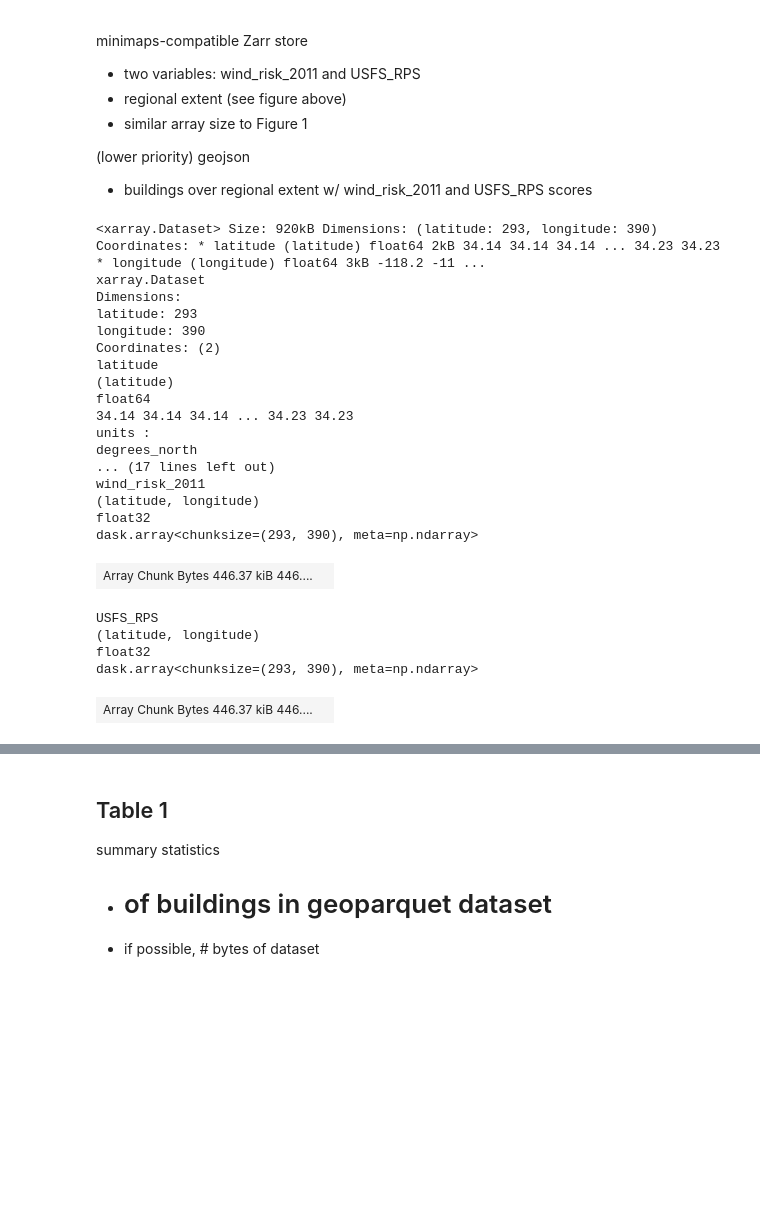
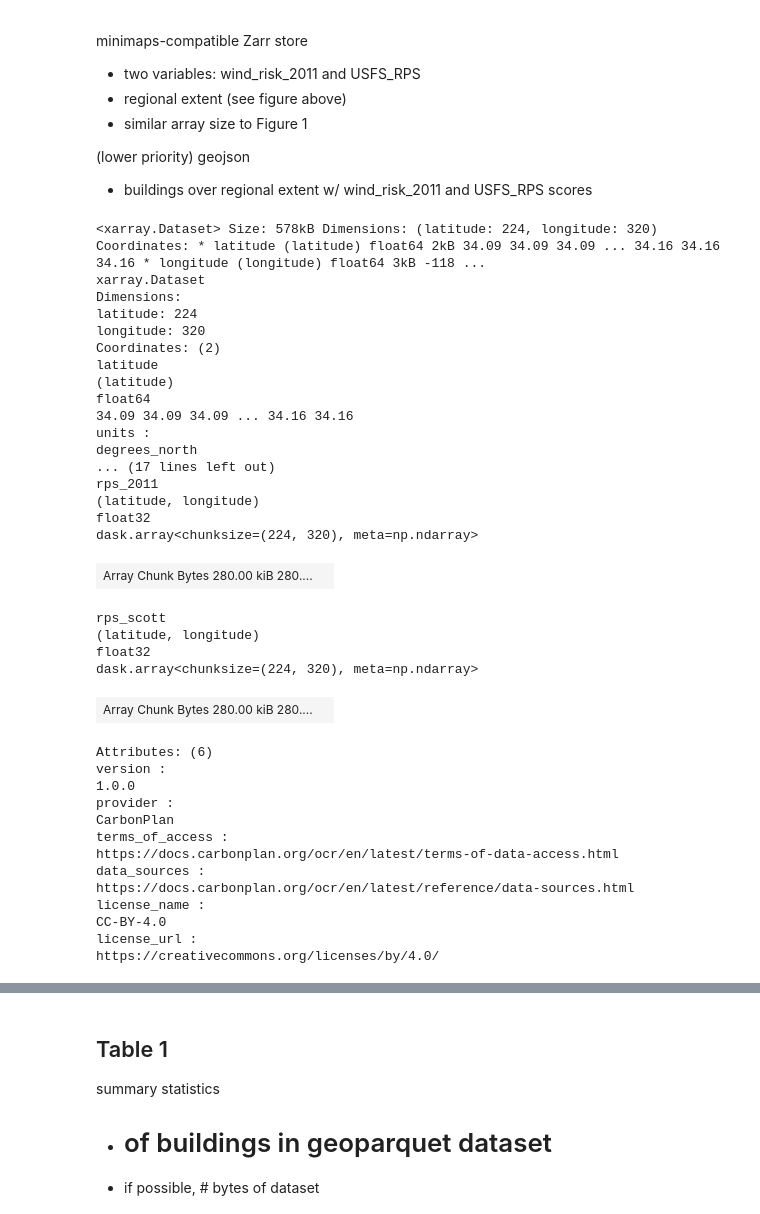
Before and after one commit to carbonplan/ocr, a Jupyter notebook: notebooks/data-for-explainer-figures.ipynb, the cells around one changed output, grey strips where cells are left out. Cells and saved outputs as stored; diff of their text form; code cells hidden in the pictures; blank space fills up the shorter version.

```diff
--- a/notebooks/data-for-explainer-figures.ipynb
+++ b/notebooks/data-for-explainer-figures.ipynb
@@ -121,8 +121,10 @@ def set_zarr_encoding(
         ds[varname] = da
 
     return ds
+# %%
+version = '1.0.0'
 # %%
-config = OCRConfig(environment='production', storage_root='s3://carbonplan-ocr', version='0.9.0')
+config = OCRConfig(environment='production', storage_root='s3://carbonplan-ocr', version=version)
 # %%
 storage = icechunk.s3_storage(bucket='carbonplan-ocr', prefix=config.icechunk.prefix)
 repo = icechunk.Repository.open(storage)
@@ -216,35 +238,49 @@ minimaps-compatible Zarr store
 (lower priority) geojson
 - buildings over regional extent w/ wind_risk_2011 and USFS_RPS scores
 # %%
+# Griffith bbox -118.342626 34.092357 -118.244174 34.161380
 store3 = (
-    ds[['wind_risk_2011', 'USFS_RPS']]
-    .sel(latitude=slice(34.14, 34.23), longitude=slice(-118.18, -118.06))
+    ds[['rps_2011', 'rps_scott']]
+    .sel(latitude=slice(34.092357, 34.161380), longitude=slice(-118.342626, -118.244174))
     .chunk({'latitude': -1, 'longitude': -1})
     .pipe(set_zarr_encoding)
 )
 store3
 # %% [output]
-<xarray.Dataset> Size: 920kB Dimensions: (latitude: 293, longitude: 390) Coordinates: * latitude (latitude) float64 2kB 34.14 34.14 34.14 ... 34.23 34.23 * longitude (longitude) float64 3kB -118.2 -11 ...
+<xarray.Dataset> Size: 578kB Dimensions: (latitude: 224, longitude: 320) Coordinates: * latitude (latitude) float64 2kB 34.09 34.09 34.09 ... 34.16 34.16 34.16 * longitude (longitude) float64 3kB -118 ...
 xarray.Dataset
 Dimensions:
-latitude: 293
-longitude: 390
+latitude: 224
+longitude: 320
 Coordinates: (2)
 latitude
 (latitude)
 float64
-34.14 34.14 34.14 ... 34.23 34.23
+34.09 34.09 34.09 ... 34.16 34.16
 units :
 degrees_north
 ... (17 lines left out)
-wind_risk_2011
+rps_2011
 (latitude, longitude)
 float32
-dask.array<chunksize=(293, 390), meta=np.ndarray>
+dask.array<chunksize=(224, 320), meta=np.ndarray>
-| Array Chunk Bytes 446.37 kiB 446.... |  |
+| Array Chunk Bytes 280.00 kiB 280.... |  |
-USFS_RPS
+rps_scott
 (latitude, longitude)
 float32
-dask.array<chunksize=(293, 390), meta=np.ndarray>
+dask.array<chunksize=(224, 320), meta=np.ndarray>
-| Array Chunk Bytes 446.37 kiB 446.... |  |
+| Array Chunk Bytes 280.00 kiB 280.... |  |
+Attributes: (6)
+version :
+1.0.0
+provider :
+CarbonPlan
+terms_of_access :
+https://docs.carbonplan.org/ocr/en/latest/terms-of-data-access.html
+data_sources :
+https://docs.carbonplan.org/ocr/en/latest/reference/data-sources.html
+license_name :
+CC-BY-4.0
+license_url :
+https://creativecommons.org/licenses/by/4.0/
 # %%
```
Also changed, not shown: parts of 14 cells of this notebook.
